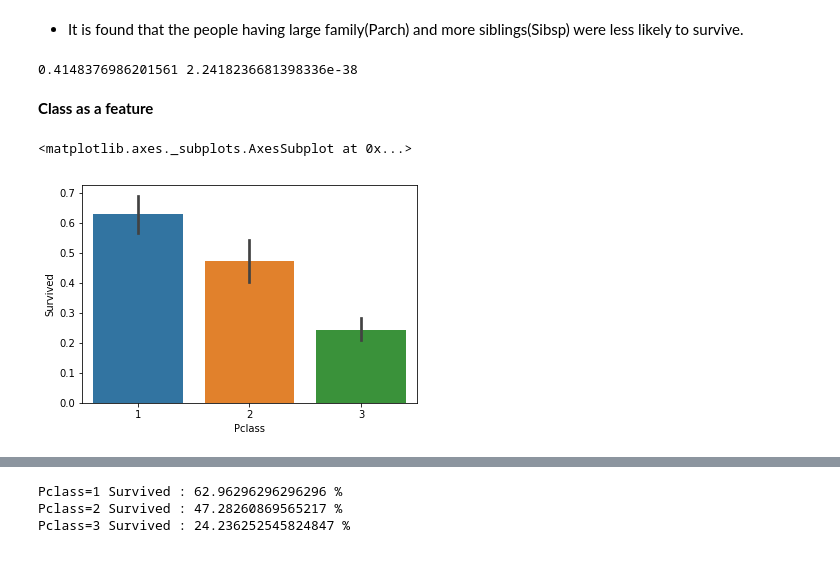
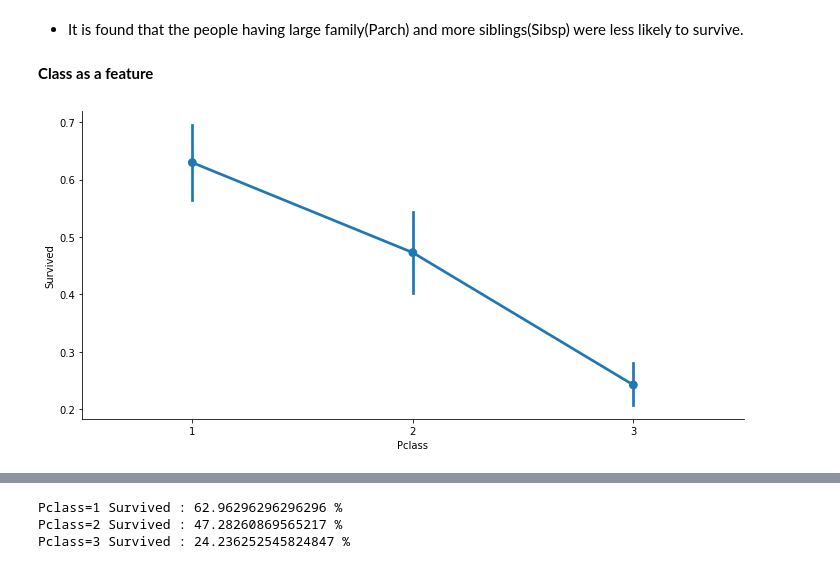
Before and after one commit to yesdeepakmittal/machine-learning-python-app, a Jupyter notebook: Titanic_updated.ipynb, the cells around one changed output, grey strips where cells are left out. Cells and saved outputs as stored; diff of their text form; code cells hidden in the pictures.

```diff
--- a/Titanic_updated.ipynb
+++ b/Titanic_updated.ipynb
@@ -305,15 +293,8 @@ sns.regplot(x=titanic_train['SibSp'],y=titanic_train['Parch'])
 # %% [markdown]
 * It is found that the people having large family(Parch) and more siblings(Sibsp) were less likely to survive.
-# %%
-from scipy import stats
-pearson_coeff,p_value=stats.pearsonr(titanic_train['SibSp'],titanic_train['Parch'])
-print(pearson_coeff,p_value)
-# %% [output]
-0.4148376986201561 2.2418236681398336e-38
 # %% [markdown]
 **Class as a feature**
 # %%
-sns.barplot(x='Pclass',y='Survived',data=titanic_train)
+g = sns.catplot(x='Pclass',y='Survived',data=titanic_train,kind='point',aspect=2)
 # %% [output]
-<matplotlib.axes._subplots.AxesSubplot at 0x...>
-[figure, old version]
+[figure, new version]
```
Also changed, not shown: parts of 10 cells of this notebook.
